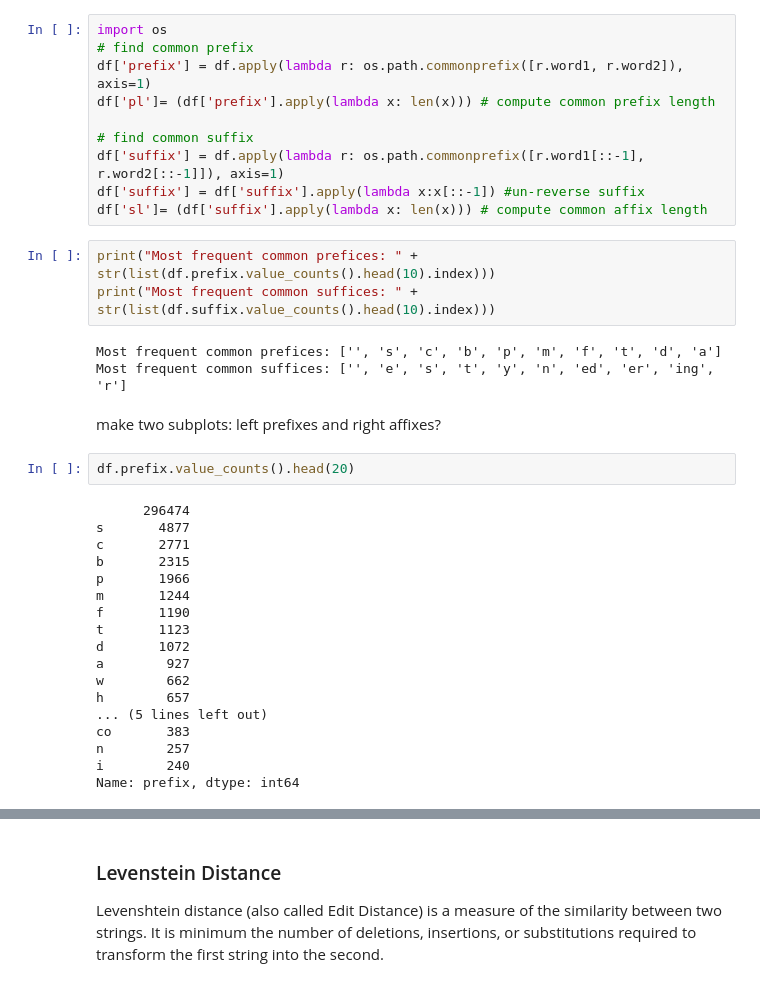
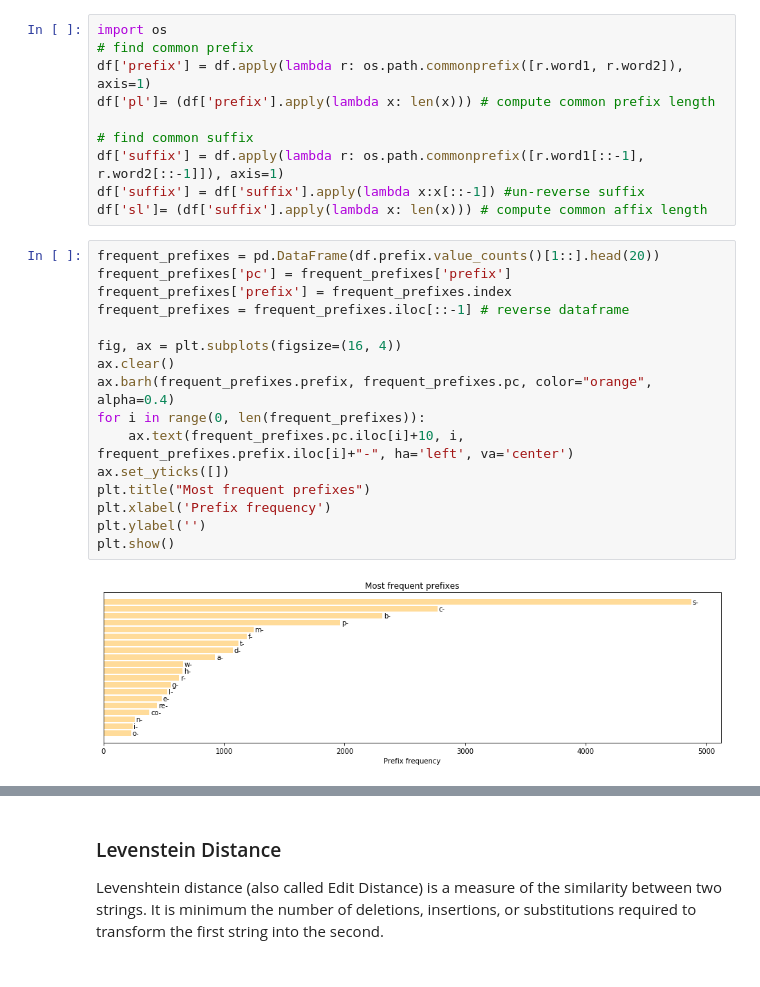
Before and after one commit to louweal/wordgame, a Jupyter notebook: notebooks/Word Association Analysis.ipynb, the cells around one changed output, grey strips where cells are left out. Cells and saved outputs as stored; diff of their text form.

```diff
--- a/notebooks/Word Association Analysis.ipynb
+++ b/notebooks/Word Association Analysis.ipynb
@@ -284,31 +282,21 @@ df['pl']= (df['prefix'].apply(lambda x: len(x))) # compute common prefix length
 df['suffix'] = df.apply(lambda r: os.path.commonprefix([r.word1[::-1], r.word2[::-1]]), axis=1)
 df['suffix'] = df['suffix'].apply(lambda x:x[::-1]) #un-reverse suffix
 df['sl']= (df['suffix'].apply(lambda x: len(x))) # compute common affix length
-# %%
-print("Most frequent common prefices: " + str(list(df.prefix.value_counts().head(10).index)))
-print("Most frequent common suffices: " + str(list(df.suffix.value_counts().head(10).index)))
-# %% [output]
-Most frequent common prefices: ['', 's', 'c', 'b', 'p', 'm', 'f', 't', 'd', 'a']
-Most frequent common suffices: ['', 'e', 's', 't', 'y', 'n', 'ed', 'er', 'ing', 'r']
-# %% [markdown]
-make two subplots: left prefixes and right affixes?
-# %%
-df.prefix.value_counts().head(20)
-# %% [output]
-      296474
-s       4877
-c       2771
-b       2315
-p       1966
-m       1244
-f       1190
-t       1123
-d       1072
-a        927
-w        662
-h        657
-... (5 lines left out)
-co       383
-n        257
-i        240
-Name: prefix, dtype: int64
+# %%
+frequent_prefixes = pd.DataFrame(df.prefix.value_counts()[1::].head(20))
+frequent_prefixes['pc'] = frequent_prefixes['prefix']
+frequent_prefixes['prefix'] = frequent_prefixes.index
+frequent_prefixes = frequent_prefixes.iloc[::-1] # reverse dataframe
+
+fig, ax = plt.subplots(figsize=(16, 4))
+ax.clear()
+ax.barh(frequent_prefixes.prefix, frequent_prefixes.pc, color="orange", alpha=0.4)
+for i in range(0, len(frequent_prefixes)):
+    ax.text(frequent_prefixes.pc.iloc[i]+10, i, frequent_prefixes.prefix.iloc[i]+"-", ha='left', va='center')
+ax.set_yticks([])
+plt.title("Most frequent prefixes")
+plt.xlabel('Prefix frequency')
+plt.ylabel('')
+plt.show()
+# %% [output]
+[figure, added]
```
Also changed, not shown: parts of 78 cells of this notebook.
